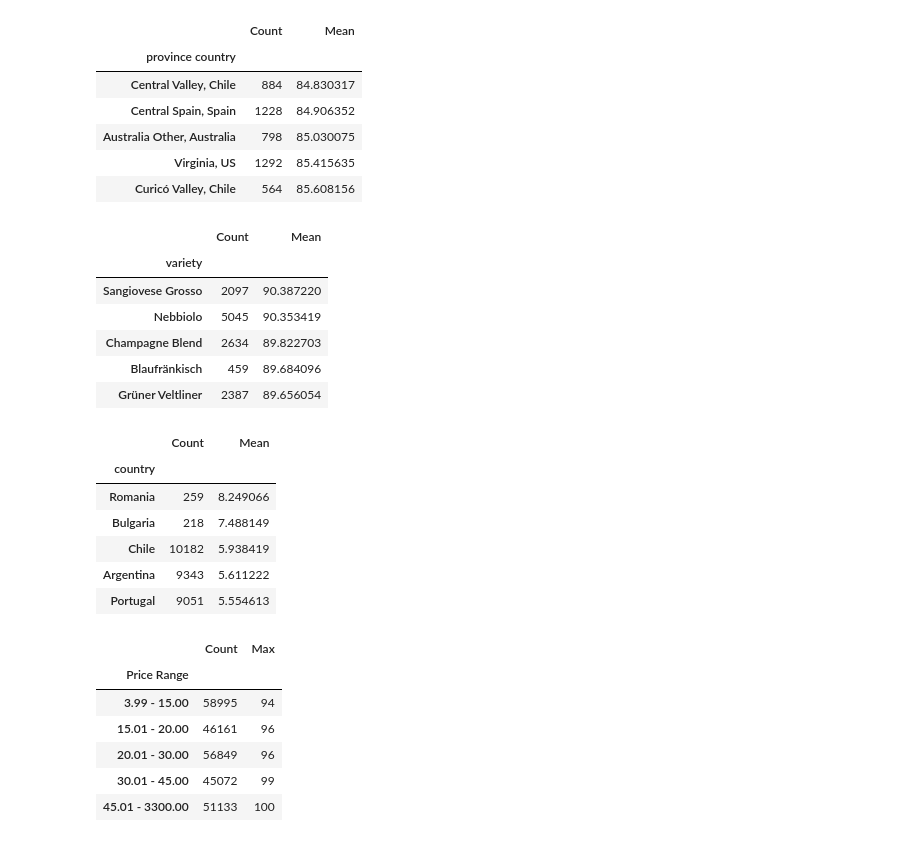
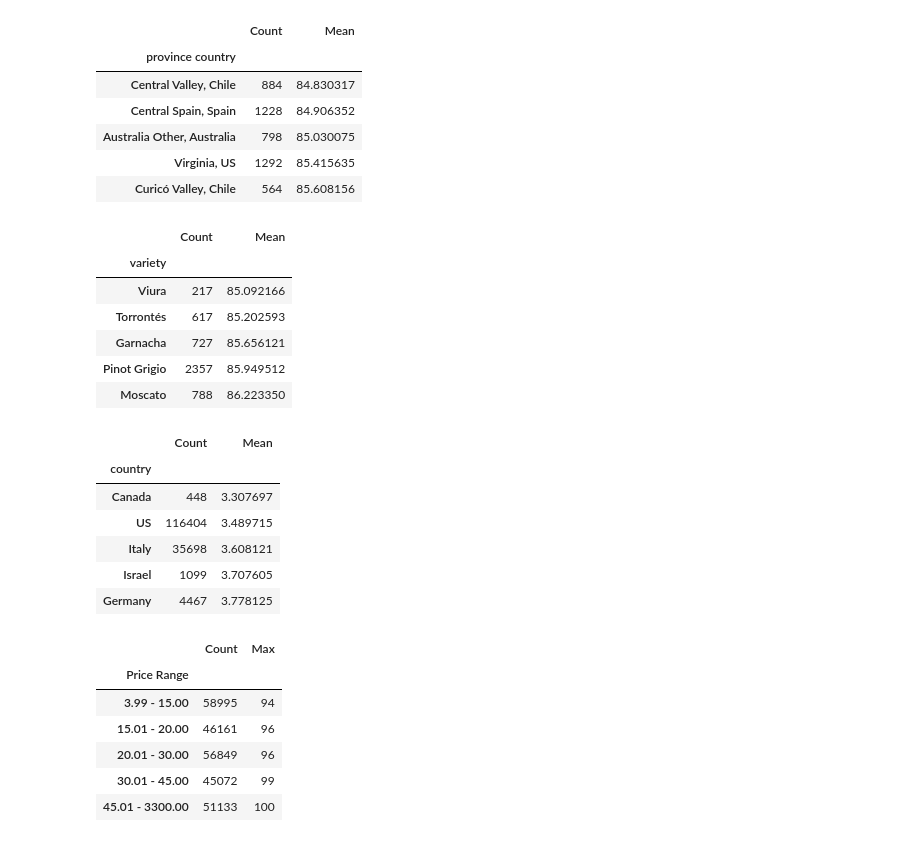
Before and after one commit to nguyentommy86/373-Project, a Jupyter notebook: Project.ipynb, the cells around one changed output. Cells and saved outputs as stored; diff of their text form; code cells hidden in the pictures.

```diff
--- a/Project.ipynb
+++ b/Project.ipynb
@@ -66,21 +64,21 @@ avg_region.sort_values(by="Mean", ascending = True)[0:5] #worst
 # %%
 #best average by varietal
 avg_varietal = df[["variety","points"]].groupby(["variety"]).agg(["count",'mean'])
 
 avg_varietal.columns = ['Count', "Mean"]
 avg_varietal = avg_varietal[avg_varietal["Count"] > 200]
 
 
 avg_varietal.sort_values(by="Mean", ascending = False)[0:5] #best
-#avg_varietal.sort_values(by="Mean", ascending = True)[0:5] #worst
+avg_varietal.sort_values(by="Mean", ascending = True)[0:5] #worst
 # %% [output]
 |  | Count | Mean |
 | variety |  |  |
-| Sangiovese Grosso | 2097 | 90.387220 |
-| Nebbiolo | 5045 | 90.353419 |
-| Champagne Blend | 2634 | 89.822703 |
-| Blaufränkisch | 459 | 89.684096 |
-| Grüner Veltliner | 2387 | 89.656054 |
+| Viura | 217 | 85.092166 |
+| Torrontés | 617 | 85.202593 |
+| Garnacha | 727 | 85.656121 |
+| Pinot Grigio | 2357 | 85.949512 |
+| Moscato | 788 | 86.223350 |
 # %%
 #best/worst bang per buck per country
 df["BPB Score"] = df["points"]/df["price"]
@@ -90,15 +88,15 @@ bbp_country.columns = ['Count', "Mean"]
 
 bbp_country2 = bbp_country[bbp_country["Count"] > 200]
 bbp_country2.sort_values(by= "Mean", ascending = False)[0:5] #best
-#bbp_country2.sort_values(by= "Mean", ascending = True)[0:5] #worst
+bbp_country2.sort_values(by= "Mean", ascending = True)[0:5] #worst
 # %% [output]
 |  | Count | Mean |
 | country |  |  |
-| Romania | 259 | 8.249066 |
-| Bulgaria | 218 | 7.488149 |
-| Chile | 10182 | 5.938419 |
-| Argentina | 9343 | 5.611222 |
-| Portugal | 9051 | 5.554613 |
+| Canada | 448 | 3.307697 |
+| US | 116404 | 3.489715 |
+| Italy | 35698 | 3.608121 |
+| Israel | 1099 | 3.707605 |
+| Germany | 4467 | 3.778125 |
 # %%
 #per price range
 df["Price Range"] = pd.qcut(df["price"], 5,labels=['3.99 - 15.00', '15.01 - 20.00', '20.01 - 30.00',
```
Also changed, not shown: parts of 7 cells of this notebook, 2 other files.
